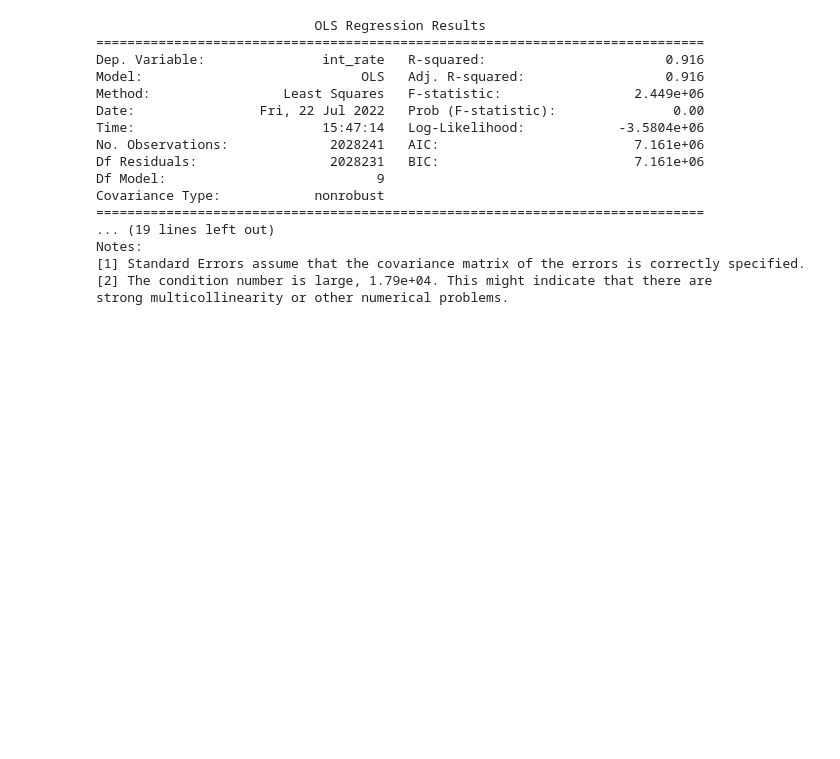
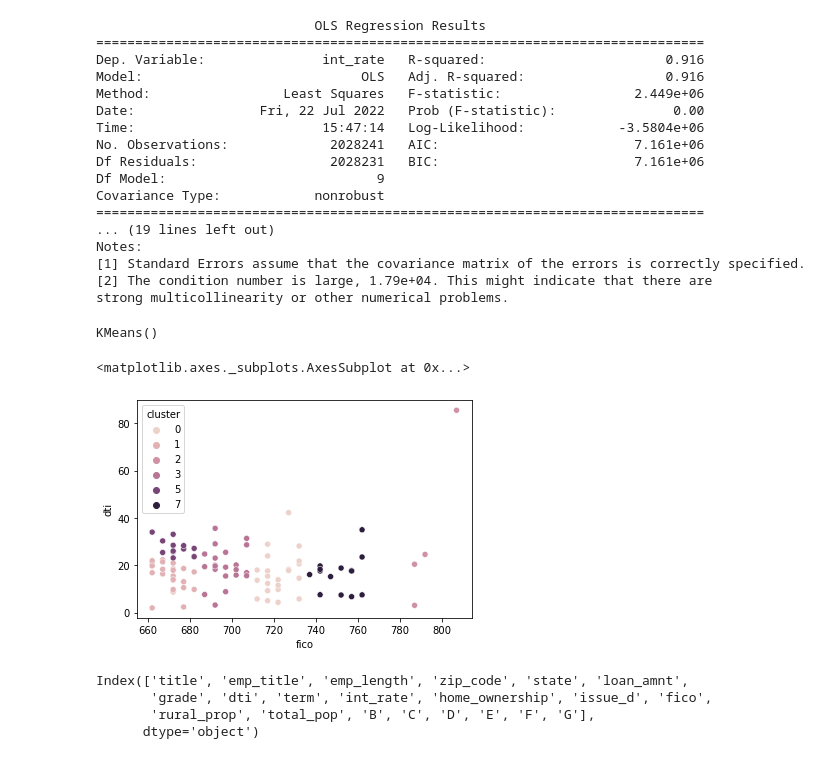
Before and after one commit to jeremylee73/citadel-summer-invitational, a Jupyter notebook: jeremy-lee-regressions.ipynb, the cells around one changed output. Saved outputs shown, nothing was run; the diff lists cells and outputs as text; code cells hidden in the pictures; blank space fills up the shorter version.

Commit message:
clustering

```diff
--- a/jeremy-lee-regressions.ipynb
+++ b/jeremy-lee-regressions.ipynb
@@ -175,3 +178,24 @@ Notes:
 [1] Standard Errors assume that the covariance matrix of the errors is correctly specified.
 [2] The condition number is large, 1.79e+04. This might indicate that there are
 strong multicollinearity or other numerical problems.
+# %%
+# Clustering
+X = filtered_accepted[['B', 'C', 'D', 'E', 'F', 'G', 'fico', 'dti']]
+kmeans = KMeans()
+kmeans.fit(X)
+# %% [output]
+KMeans()
+# %%
+filtered_accepted['cluster'] = kmeans.predict(X)
+# %%
+sns.scatterplot(data=filtered_accepted.sample(100), x='fico', y='dti', hue='cluster')
+# %% [output]
+<matplotlib.axes._subplots.AxesSubplot at 0x...>
+[figure, added]
+# %%
+filtered_accepted.columns
+# %% [output]
+Index(['title', 'emp_title', 'emp_length', 'zip_code', 'state', 'loan_amnt',
+       'grade', 'dti', 'term', 'int_rate', 'home_ownership', 'issue_d', 'fico',
+       'rural_prop', 'total_pop', 'B', 'C', 'D', 'E', 'F', 'G'],
+      dtype='object')
```
Also changed, not shown: parts of 19 cells of this notebook.
